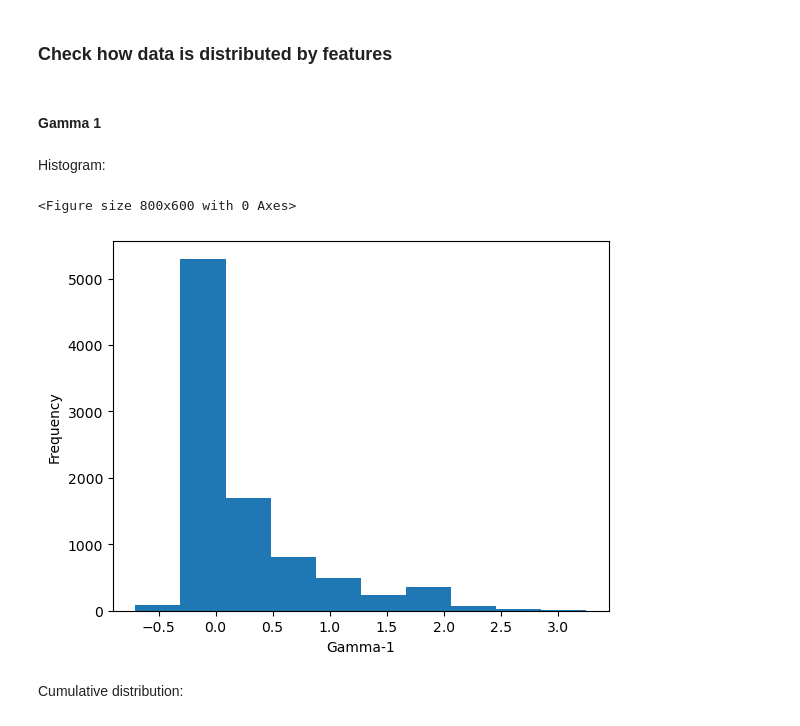
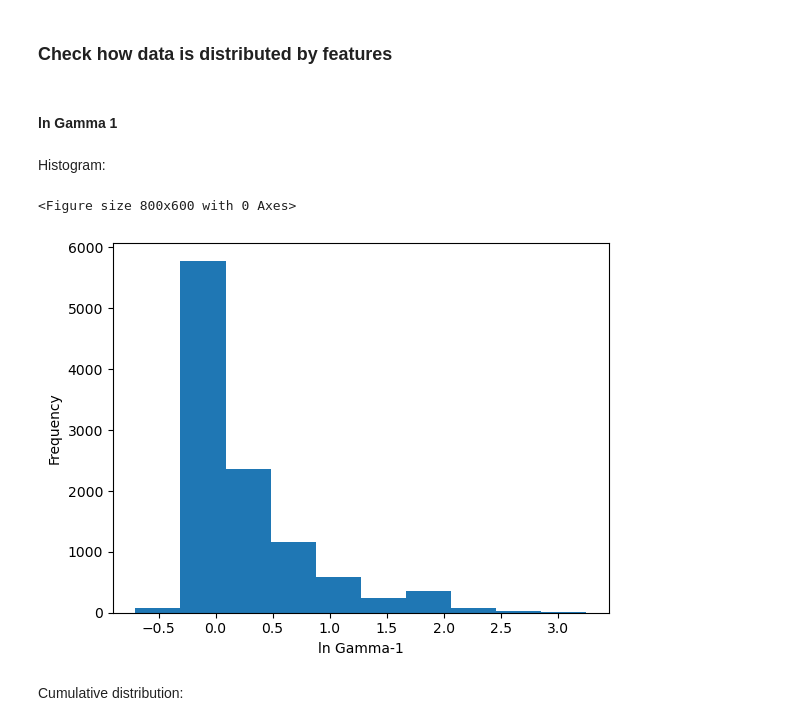
Before and after one commit to ThermoPhase-FCSRG/biofuels-sciml, a Jupyter notebook: notebooks/eda_systems.ipynb, the cells around one changed output. Cells and saved outputs as stored; diff of their text form; code cells hidden in the pictures.

```diff
--- a/notebooks/eda_systems.ipynb
+++ b/notebooks/eda_systems.ipynb
@@ -87,19 +87,19 @@ df_all_data_points
 # %% [markdown]
 ### Check how data is distributed by features
 # %% [markdown]
-#### Gamma 1
+#### ln Gamma 1
 # %% [markdown]
 Histogram:
 # %%
 plt.figure(figsize=(8, 6))
 
-df_all_data_points.plot.hist(column="gamma_1", legend=False)
-plt.xlabel("Gamma-1")
+df_all_data_points.plot.hist(column="ln_gamma_1", legend=False)
+plt.xlabel("ln Gamma-1")
 
 plt.show()
 # %% [output]
 <Figure size 800x600 with 0 Axes>
-[figure, old version]
+[figure, new version]
 # %% [markdown]
 Cumulative distribution:
 # %%
```
Also changed, not shown: parts of 20 cells of this notebook, 8 other files.
